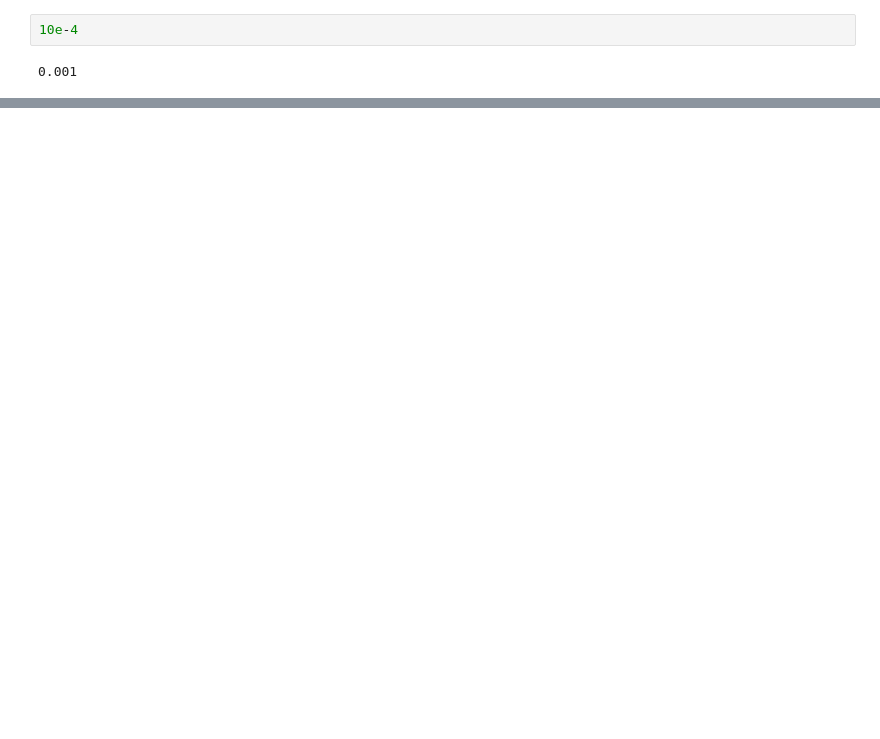
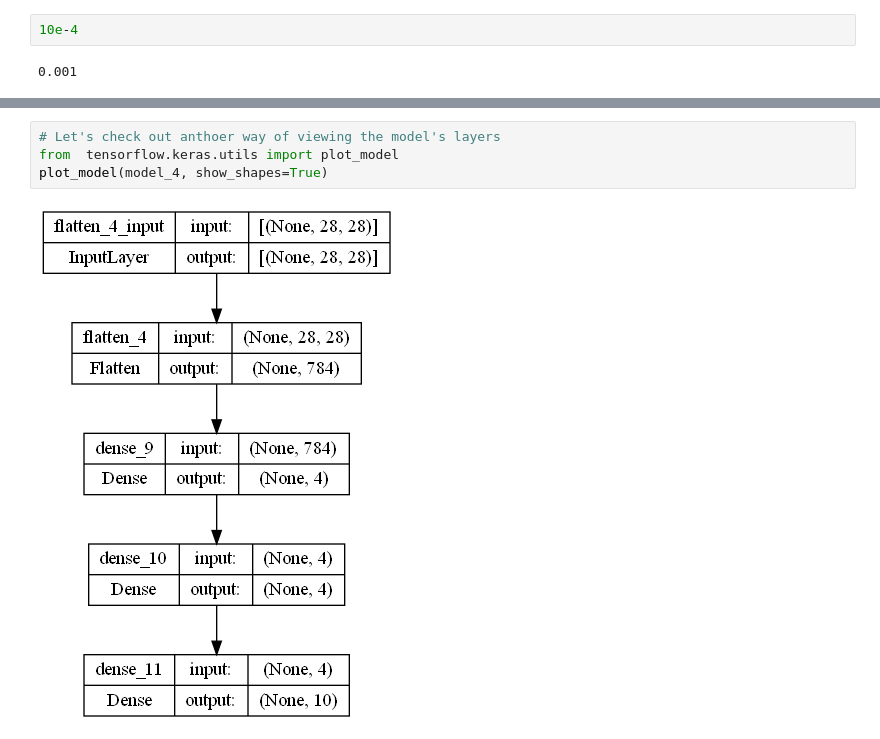
Before and after one commit to BoshiLee/tensorflow_developer_certificate, a Jupyter notebook: multi_classification.ipynb, the cells around one changed output, grey strips where cells are left out. Saved outputs shown, nothing was run; the diff lists cells and outputs as text; blank space fills up the shorter version.

```diff
--- a/multi_classification.ipynb
+++ b/multi_classification.ipynb
@@ -334,0 +548,6 @@ Epoch 20/20
+# %%
+# Let's check out anthoer way of viewing the model's layers
+from  tensorflow.keras.utils import plot_model
+plot_model(model_4, show_shapes=True)
+# %% [output]
+[figure, added]
```
Also changed, not shown: parts of 26 cells of this notebook.
